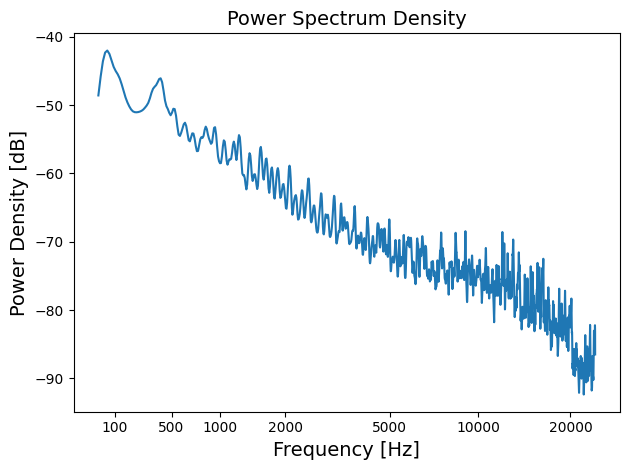
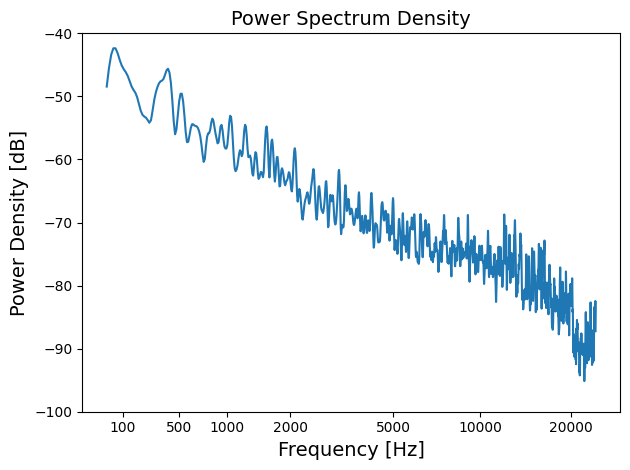
Unified diff of the notebook cell whose output changed from the first chart to the second:
--- before
+++ after
@@ -1,4 +1,4 @@
 # Get power via welch's method
-power_freqs, power_vals = sg.welch(song, fs=BITRATE, nperseg=2048, noverlap=1024, nfft=4096, window="blackmanharris")
+power_freqs, power_vals = sg.welch(segment, fs=BITRATE, nperseg=2048, noverlap=1024, nfft=4096, window="blackmanharris")
 power_vals_db = 10 * np.log10(power_vals)
 
@@ -22,4 +22,5 @@
 
 ax.set_ylabel(r'Power Density [dB]', fontsize=14)
+ax.set_ylim(-100, -40)
 
 ax.plot(mel_freqs, power_vals_db[1:])

Commit: q7